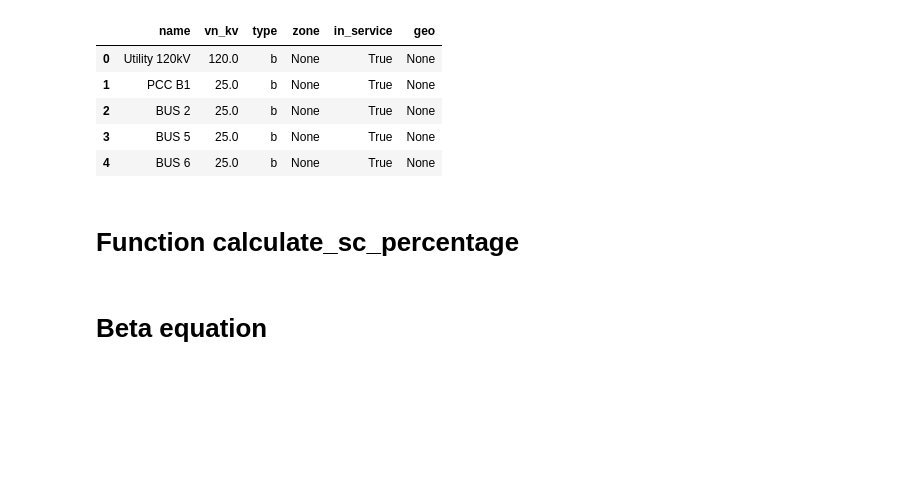
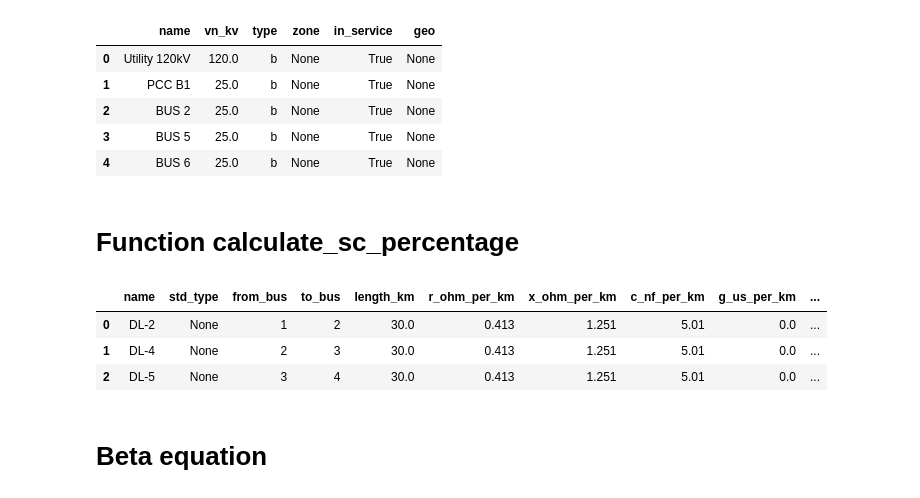
Before and after one commit to leonidasf300/OUU2026, a Jupyter notebook: LeonSerna_OUU_project_v0_simple_feeder.ipynb, the cells around one changed output. Cells and saved outputs as stored; diff of their text form; code cells hidden in the pictures; blank space fills up the shorter version.

```diff
--- a/LeonSerna_OUU_project_v0_simple_feeder.ipynb
+++ b/LeonSerna_OUU_project_v0_simple_feeder.ipynb
@@ -236,6 +236,13 @@ Cindex={"STI":{"A":0.05,"B":0.04,"C":0},
 C=["STI", "SI"]#, "VI","EI","LTI","IEEE-LTI","IEEE-LTVI","IEEE-LTEI","IEEE-MI","IEEE-VI","IEEE-EI","IEEE-STI","IEEE-STEI"]
 # %% [markdown]
 # Function calculate_sc_percentage
+# %%
+net.line
+# %% [output]
+|  | name | std_type | from_bus | to_bus | length_km | r_ohm_per_km | x_ohm_per_km | c_nf_per_km | g_us_per_km | ... |
+| 0 | DL-2 | None | 1 | 2 | 30.0 | 0.413 | 1.251 | 5.01 | 0.0 | ... |
+| 1 | DL-4 | None | 2 | 3 | 30.0 | 0.413 | 1.251 | 5.01 | 0.0 | ... |
+| 2 | DL-5 | None | 3 | 4 | 30.0 | 0.413 | 1.251 | 5.01 | 0.0 | ... |
 # %%
 def calculate_sc_percentage(net, nombre_linea, pasos=10):
     # 1. Identificar la línea original
```
Also changed, not shown: parts of 4 cells of this notebook.
